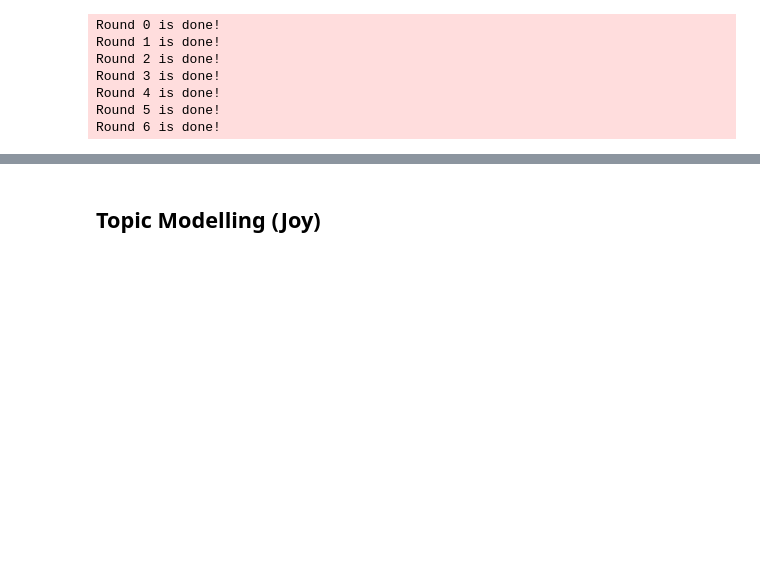
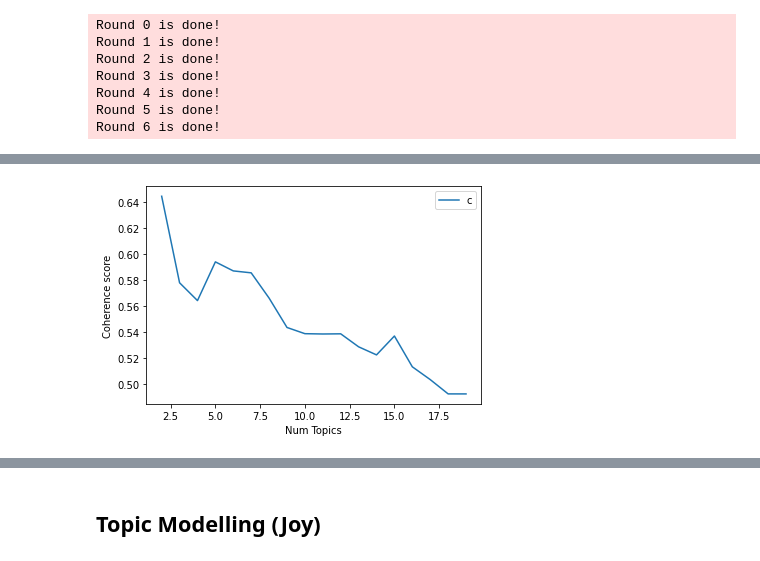
Before and after one commit to CJianYu98/Covid-19-Singapore-Analysis, a Jupyter notebook: Analysis/Sentiment Analysis_Topic Modelling/sentiment_analysis.ipynb, the cells around one changed output, grey strips where cells are left out. Cells and saved outputs as stored; diff of their text form; code cells hidden in the pictures; blank space fills up the shorter version.

```diff
--- a/Analysis/Sentiment Analysis_Topic Modelling/sentiment_analysis.ipynb
+++ b/Analysis/Sentiment Analysis_Topic Modelling/sentiment_analysis.ipynb
@@ -404,0 +579,27 @@ cb_dict = pickle.load(open('circuit_breaker_sentiments.sav', 'rb'))
+# %%
+cb_df = get_policy_data('mask', social_media_data_folder_paths)
+
+cb_valuable_comments = get_valuable_comments(cb_df)
+cb_valuable_comments.reset_index(inplace=True)
+
+cb_actionable_comments = get_actionable_comments(cb_df)
+cb_actionable_comments.reset_index(inplace=True)
+
+cb_valuable_sent = sent_tokenize_then_to_df(cb_valuable_comments)
+cb_actionable_sent = sent_tokenize_then_to_df(cb_actionable_comments)
+
+cb_valuable_polarity = get_textblob_sentiment(cb_valuable_sent, 'Sentences')
+cb_actionable_polarity = get_textblob_sentiment(cb_actionable_sent, 'Sentences')
+
+cb_valuable_sentiment = get_vader_sentiment(cb_valuable_polarity, 'Sentences')
+cb_actionable_sentiment = get_vader_sentiment(cb_actionable_polarity, 'Sentences')
+
+cb_valuable_emotions = classify_emotions(cb_valuable_sentiment)
+cb_actionable_emotions = classify_emotions(cb_actionable_sentiment)
+
+cb_valuable_opinions = get_opinions(cb_valuable_emotions)
+cb_actionable_opinions = get_opinions(cb_actionable_emotions)
+
+opinions_docs = corpus2docs_1(cb_actionable_opinions)
+opinions_dic = gensim.corpora.Dictionary(opinions_docs)
+opinions_vecs = docs2vecs(opinions_docs, opinions_dic)
@@ -404,0 +612,14 @@ cb_dict = pickle.load(open('circuit_breaker_sentiments.sav', 'rb'))
+# %%
+model_list = []
+coherence_values = []
+model_topics = []
+
+for num_topics in range(2, 20):
+    # lda_gensim = gensim.models.ldamodel.LdaModel(corpus=cb_opinions_vecs, id2word=cb_opinions_dic, num_topics=num_topics, random_state=99, iterations=100)
+    lda_mallet = gensim.models.wrappers.LdaMallet(mallet_path, iterations=500, corpus=opinions_vecs, num_topics=num_topics, id2word=opinions_dic, random_seed=99, alpha=0.1)
+    coherencemodel = CoherenceModel(model=lda_mallet, texts=opinions_docs, dictionary=opinions_dic, coherence='c_v')
+    model_topics.append(num_topics)
+    model_list.append(lda_mallet)
+    coherence_values.append(coherencemodel.get_coherence())
+    # print("#Topics: " + str(num_topics) + " Score: " + str(coherencemodel.get_coherence()))
+    print(num_topics)
@@ -404,0 +645,4 @@ cb_dict = pickle.load(open('circuit_breaker_sentiments.sav', 'rb'))
+# %%
+coherence_plot(coherence_values)
+# %% [output]
+[figure, added]
```
Also changed, not shown: parts of 57 cells of this notebook, 18 other files.
